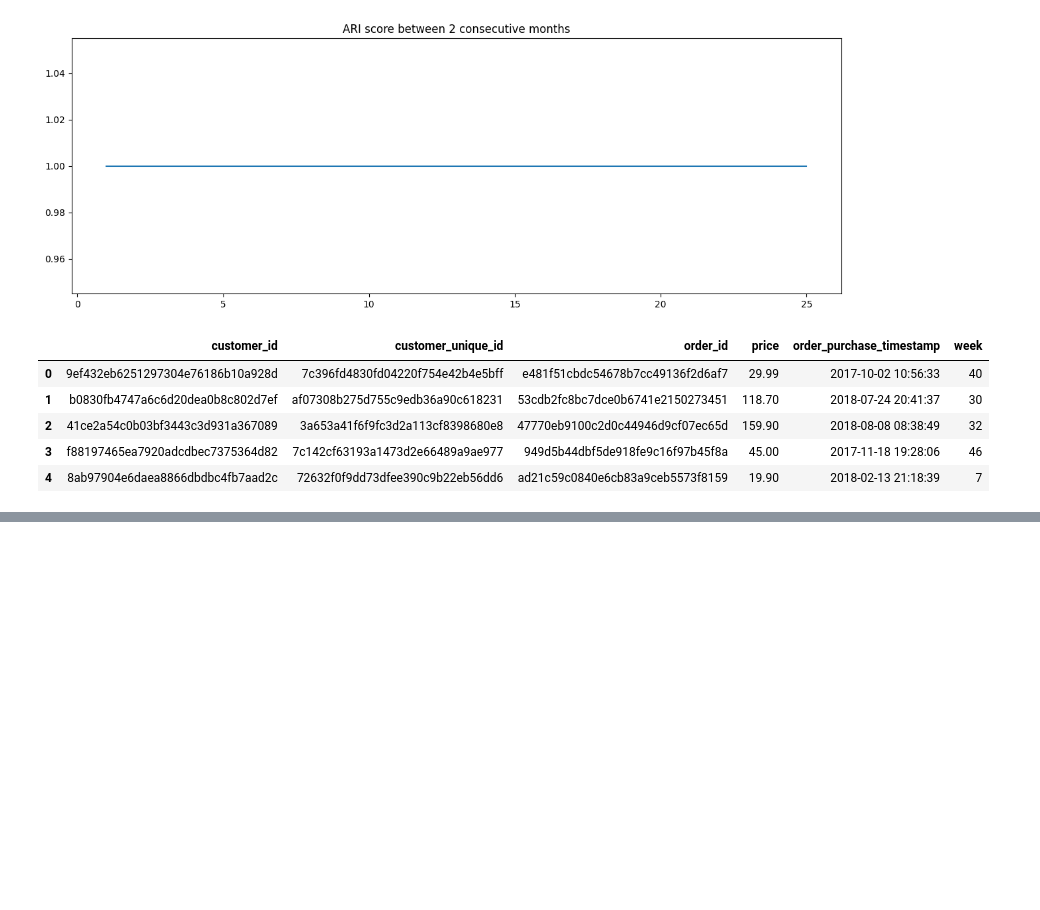
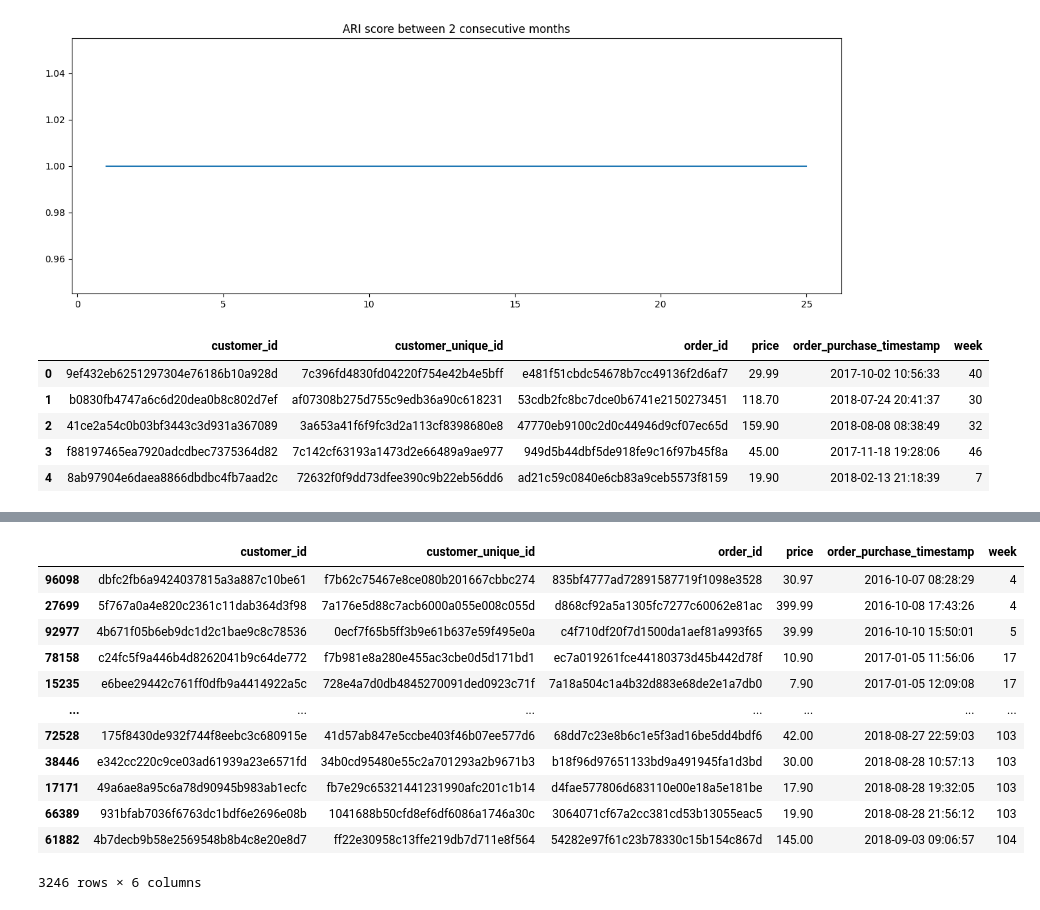
Before and after one commit to ThomasMeb/Projet_4, a Jupyter notebook: Mebarki_Thomas_notebook_simulation_032023.ipynb, the cells around one changed output, grey strips where cells are left out. Cells and saved outputs as stored; diff of their text form; code cells hidden in the pictures; blank space fills up the shorter version.

```diff
--- a/Mebarki_Thomas_notebook_simulation_032023.ipynb
+++ b/Mebarki_Thomas_notebook_simulation_032023.ipynb
@@ -241,0 +260,16 @@ for i in range(1, 53):
+# %%
+data.loc[data['customer_unique_id'].duplicated()]
+# %% [output]
+|  | customer_id | customer_unique_id | order_id | price | order_purchase_timestamp | week |
+| 96098 | dbfc2fb6a9424037815a3a887c10be61 | f7b62c75467e8ce080b201667cbbc274 | 835bf4777ad72891587719f1098e3528 | 30.97 | 2016-10-07 08:28:29 | 4 |
+| 27699 | 5f767a0a4e820c2361c11dab364d3f98 | 7a176e5d88c7acb6000a055e008c055d | d868cf92a5a1305fc7277c60062e81ac | 399.99 | 2016-10-08 17:43:26 | 4 |
+| 92977 | 4b671f05b6eb9dc1d2c1bae9c8c78536 | 0ecf7f65b5ff3b9e61b637e59f495e0a | c4f710df20f7d1500da1aef81a993f65 | 39.99 | 2016-10-10 15:50:01 | 5 |
+| 78158 | c24fc5f9a446b4d8262041b9c64de772 | f7b981e8a280e455ac3cbe0d5d171bd1 | ec7a019261fce44180373d45b442d78f | 10.90 | 2017-01-05 11:56:06 | 17 |
+| 15235 | e6bee29442c761ff0dfb9a4414922a5c | 728e4a7d0db4845270091ded0923c71f | 7a18a504c1a4b32d883e68de2e1a7db0 | 7.90 | 2017-01-05 12:09:08 | 17 |
+| ... | ... | ... | ... | ... | ... | ... |
+| 72528 | 175f8430de932f744f8eebc3c680915e | 41d57ab847e5ccbe403f46b07ee577d6 | 68dd7c23e8b6c1e5f3ad16be5dd4bdf6 | 42.00 | 2018-08-27 22:59:03 | 103 |
+| 38446 | e342cc220c9ce03ad61939a23e6571fd | 34b0cd95480e55c2a701293a2b9671b3 | b18f96d97651133bd9a491945fa1d3bd | 30.00 | 2018-08-28 10:57:13 | 103 |
+| 17171 | 49a6ae8a95c6a78d90945b983ab1ecfc | fb7e29c65321441231990afc201c1b14 | d4fae577806d683110e00e18a5e181be | 17.90 | 2018-08-28 19:32:05 | 103 |
+| 66389 | 931bfab7036f6763dc1bdf6e2696e08b | 1041688b50cfd8ef6df6086a1746a30c | 3064071cf67a2cc381cd53b13055eac5 | 19.90 | 2018-08-28 21:56:12 | 103 |
+| 61882 | 4b7decb9b58e2569548b8b4c8e20e8d7 | ff22e30958c13ffe219db7d711e8f564 | 54282e97f61c23b78330c15b154c867d | 145.00 | 2018-09-03 09:06:57 | 104 |
+3246 rows × 6 columns
```
Also changed, not shown: parts of 12 cells of this notebook.
